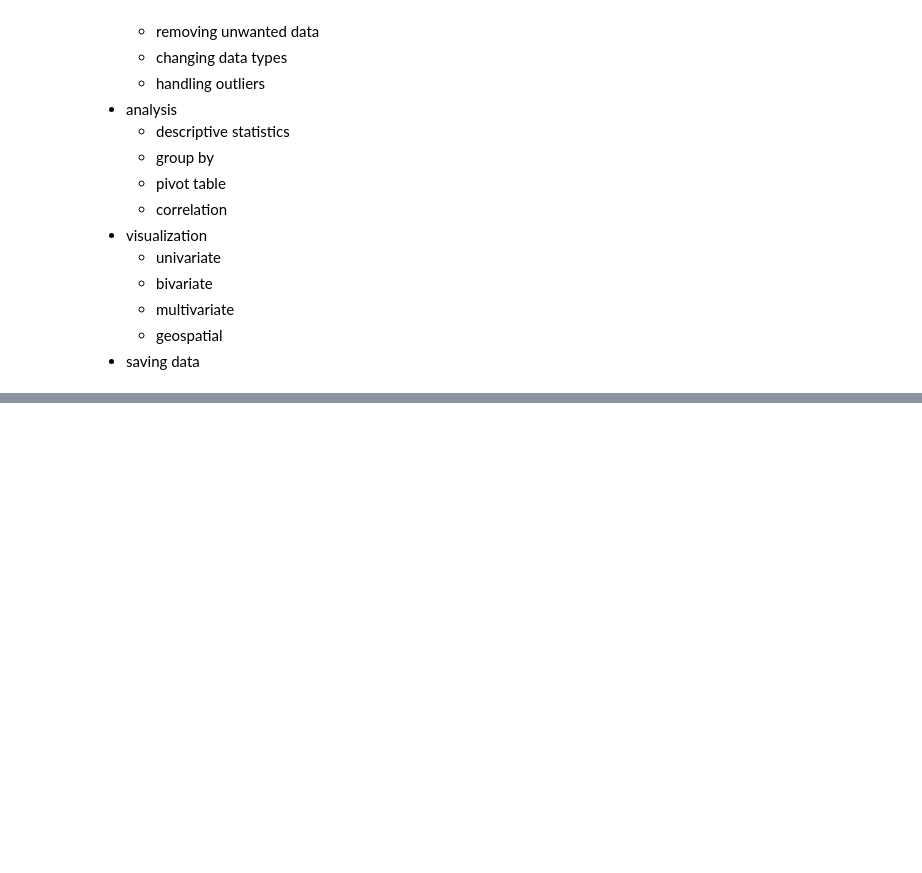
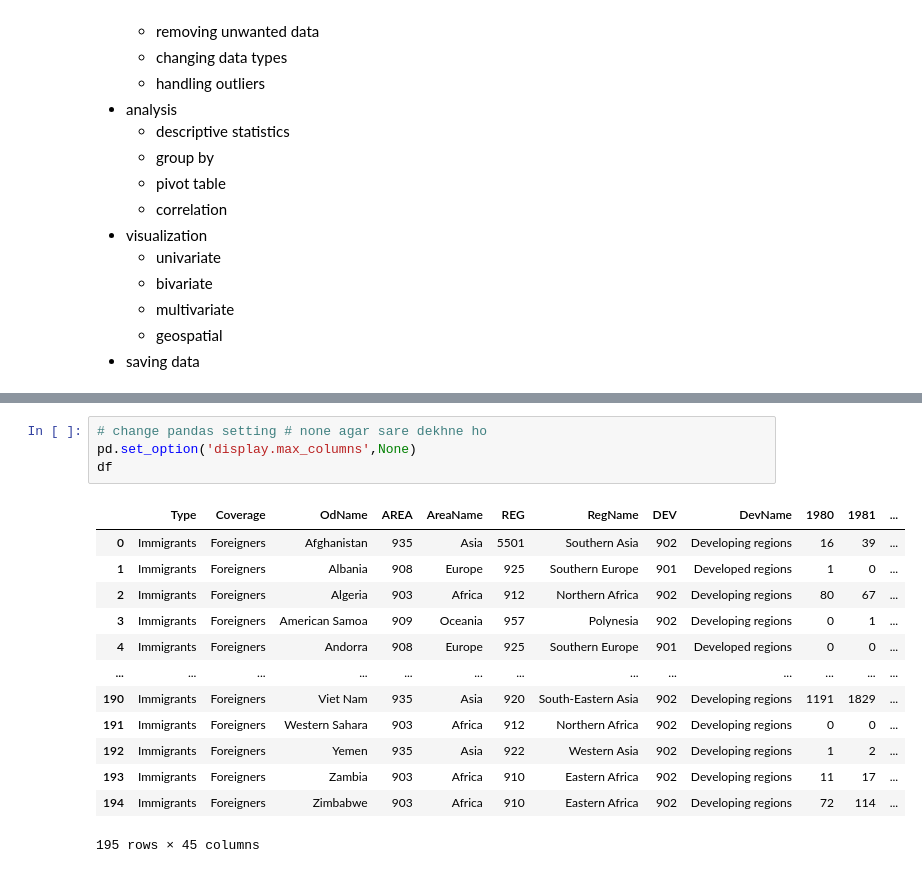
Before and after one commit to iamaanraza/pythonDS, a Jupyter notebook: pandas_basics/analysis.ipynb, the cells around one changed output, grey strips where cells are left out. Saved outputs shown, nothing was run; the diff lists cells and outputs as text; blank space fills up the shorter version.

Commit message:
pandas

```diff
--- a/pandas_basics/analysis.ipynb
+++ b/pandas_basics/analysis.ipynb
@@ -94,0 +239,18 @@ df4 # to create your excel file and to upload in vscode through it.
+# %%
+# change pandas setting # none agar sare dekhne ho
+pd.set_option('display.max_columns',None)
+df
+# %% [output]
+|  | Type | Coverage | OdName | AREA | AreaName | REG | RegName | DEV | DevName | 1980 | 1981 | ... |
+| 0 | Immigrants | Foreigners | Afghanistan | 935 | Asia | 5501 | Southern Asia | 902 | Developing regions | 16 | 39 | ... |
+| 1 | Immigrants | Foreigners | Albania | 908 | Europe | 925 | Southern Europe | 901 | Developed regions | 1 | 0 | ... |
+| 2 | Immigrants | Foreigners | Algeria | 903 | Africa | 912 | Northern Africa | 902 | Developing regions | 80 | 67 | ... |
+| 3 | Immigrants | Foreigners | American Samoa | 909 | Oceania | 957 | Polynesia | 902 | Developing regions | 0 | 1 | ... |
+| 4 | Immigrants | Foreigners | Andorra | 908 | Europe | 925 | Southern Europe | 901 | Developed regions | 0 | 0 | ... |
+| ... | ... | ... | ... | ... | ... | ... | ... | ... | ... | ... | ... | ... |
+| 190 | Immigrants | Foreigners | Viet Nam | 935 | Asia | 920 | South-Eastern Asia | 902 | Developing regions | 1191 | 1829 | ... |
+| 191 | Immigrants | Foreigners | Western Sahara | 903 | Africa | 912 | Northern Africa | 902 | Developing regions | 0 | 0 | ... |
+| 192 | Immigrants | Foreigners | Yemen | 935 | Asia | 922 | Western Asia | 902 | Developing regions | 1 | 2 | ... |
+| 193 | Immigrants | Foreigners | Zambia | 903 | Africa | 910 | Eastern Africa | 902 | Developing regions | 11 | 17 | ... |
+| 194 | Immigrants | Foreigners | Zimbabwe | 903 | Africa | 910 | Eastern Africa | 902 | Developing regions | 72 | 114 | ... |
+195 rows × 45 columns
```
Also changed, not shown: parts of 27 cells of this notebook.
